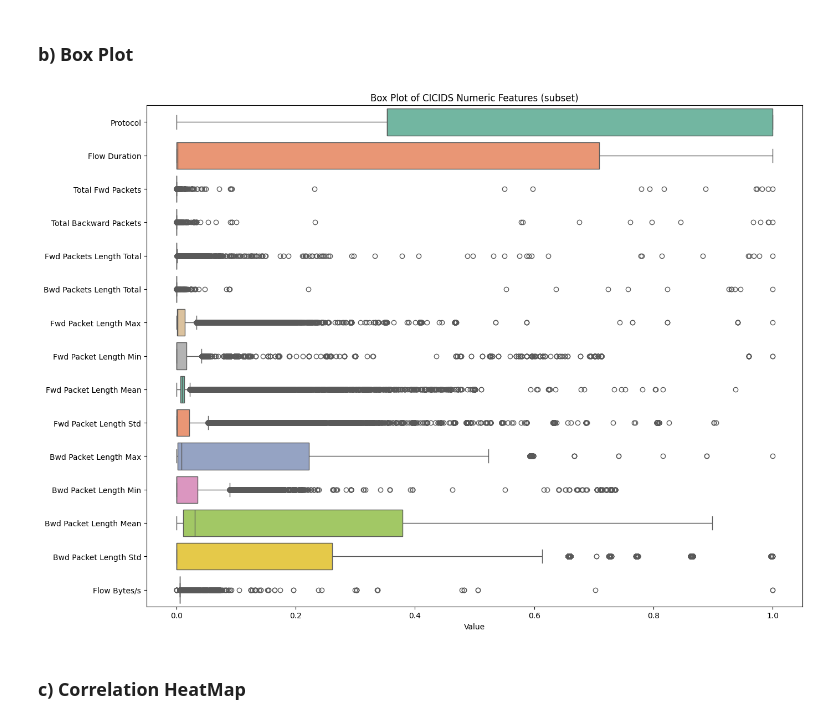
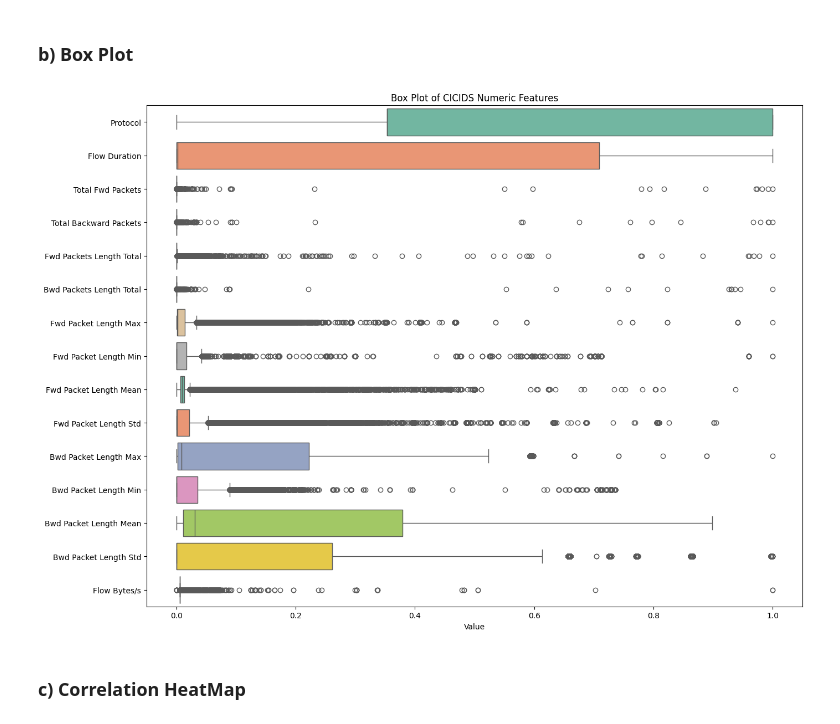
Before and after one commit to SpringBoardMentor193s/SentinelNet, a Jupyter notebook: notebooks/cicids_model_train.ipynb, the cells around one changed output. Cells and saved outputs as stored; diff of their text form; code cells hidden in the pictures.

```diff
--- a/notebooks/cicids_model_train.ipynb
+++ b/notebooks/cicids_model_train.ipynb
@@ -256,15 +256,17 @@ plt.show()
 # %% [markdown]
 <h3> b) Box Plot </h3>
 # %%
+numeric_cols_cicids = X_train.select_dtypes(include=['float64', 'int64']).columns
+
 plt.figure(figsize=(14, 10))
 subset_cols = numeric_cols_cicids[:15]
 sns.boxplot(data=X_train[subset_cols], orient='h', palette="Set2")
-plt.title('Box Plot of CICIDS Numeric Features (subset)')
+plt.title('Box Plot of CICIDS Numeric Features')
 plt.xlabel('Value')
 plt.tight_layout()
 plt.show()
 # %% [output]
-[figure, old version]
+[figure, new version]
 # %% [markdown]
 <h3> c) Correlation HeatMap </h3>
 # %%
```
Also changed, not shown: parts of 3 cells of this notebook, 6 other files.
